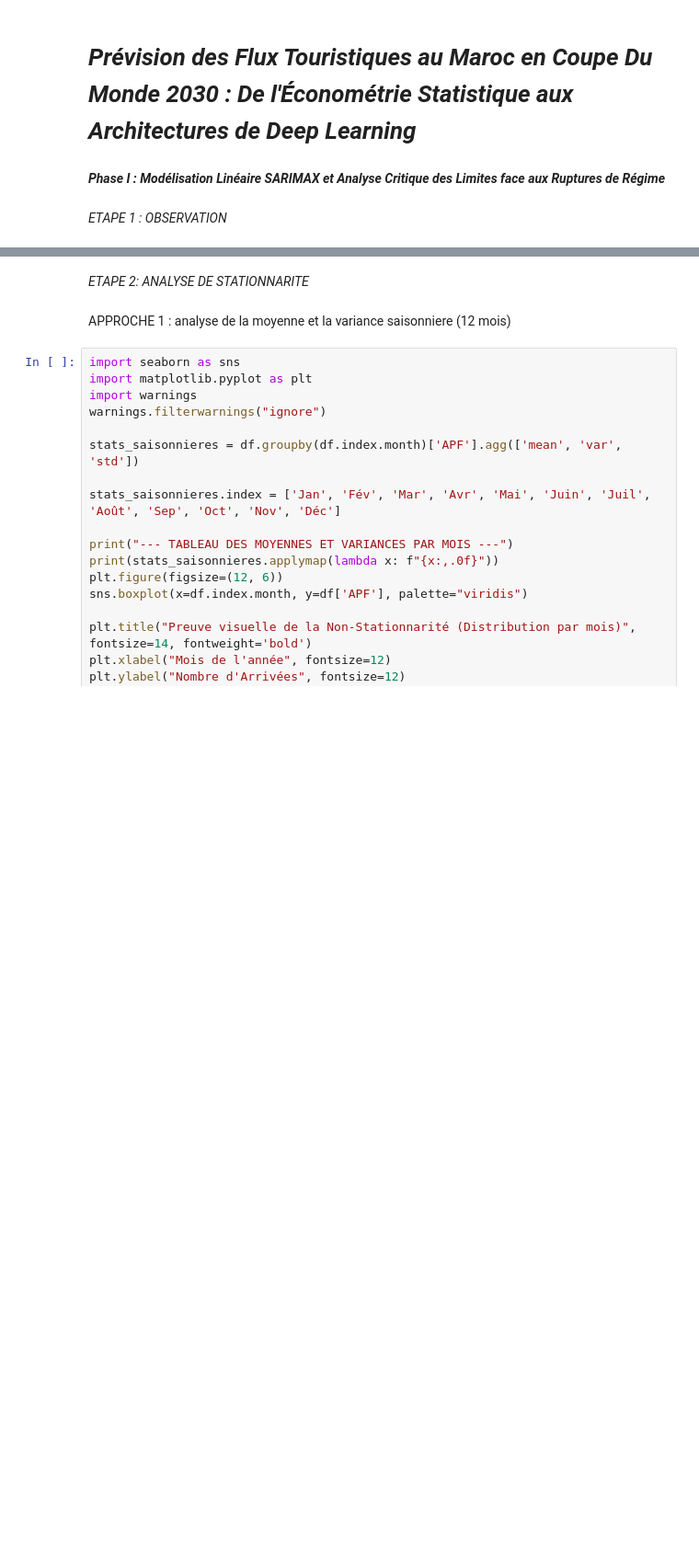
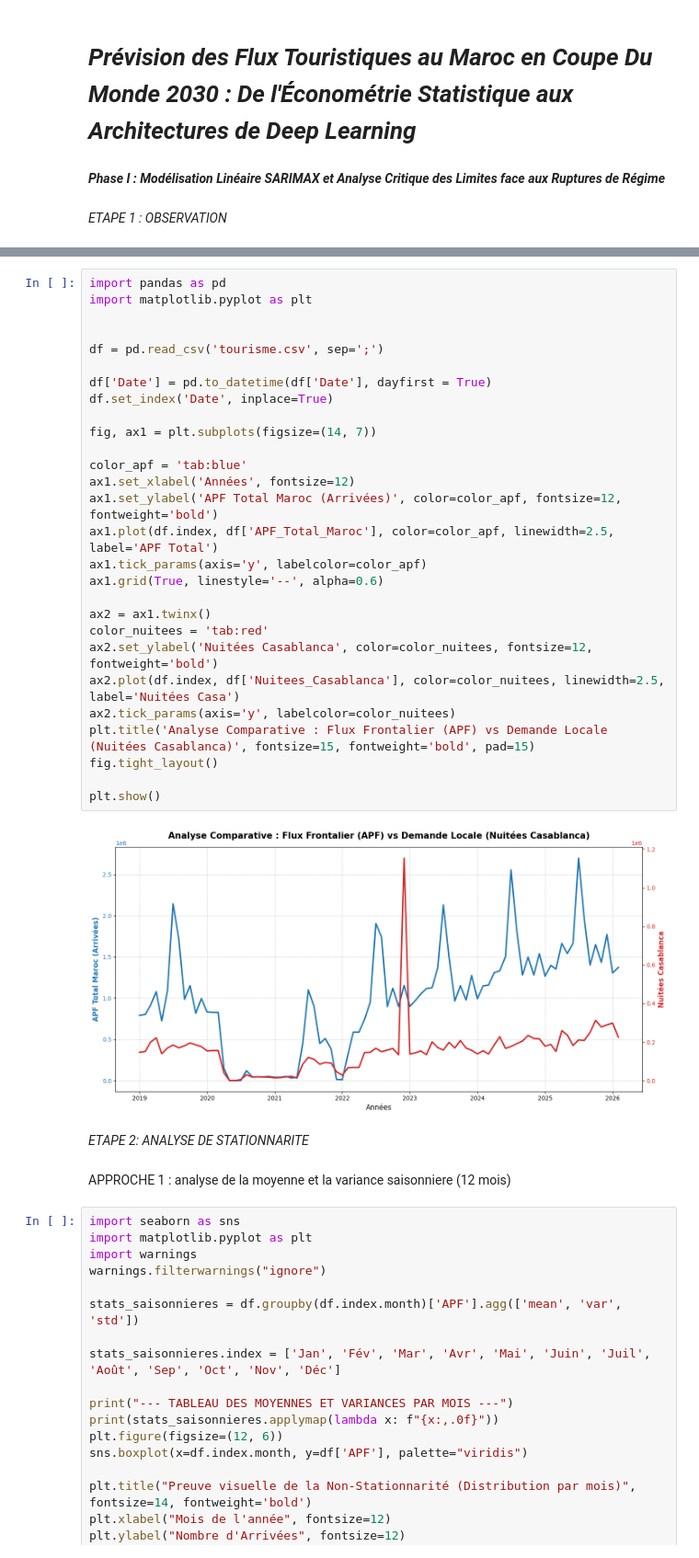
Before and after one commit to mmadroumi-coder/FORECASTING_FLUX_TOURISTIQUES_MAROCAINS_VISON_COUPE_DU_MONDE_2030, a Jupyter notebook: TimeSeriesProjectMADROUMI_MOHAMMED.ipynb, the cells around one changed output, grey strips where cells are left out. Shown at 92% size. Saved outputs shown, nothing was run; the diff lists cells and outputs as text; blank space fills up the shorter version.

```diff
--- a/TimeSeriesProjectMADROUMI_MOHAMMED.ipynb
+++ b/TimeSeriesProjectMADROUMI_MOHAMMED.ipynb
@@ -69,3 +9,33 @@ max    2.697017e+06   1.000000         2.000000
+# %%
+import pandas as pd
+import matplotlib.pyplot as plt
+
+
+df = pd.read_csv('tourisme.csv', sep=';')
+
+df['Date'] = pd.to_datetime(df['Date'], dayfirst = True)
+df.set_index('Date', inplace=True)
+
+fig, ax1 = plt.subplots(figsize=(14, 7))
+
+color_apf = 'tab:blue'
+ax1.set_xlabel('Années', fontsize=12)
+ax1.set_ylabel('APF Total Maroc (Arrivées)', color=color_apf, fontsize=12, fontweight='bold')
+ax1.plot(df.index, df['APF_Total_Maroc'], color=color_apf, linewidth=2.5, label='APF Total')
+ax1.tick_params(axis='y', labelcolor=color_apf)
+ax1.grid(True, linestyle='--', alpha=0.6)
+
+ax2 = ax1.twinx()
+color_nuitees = 'tab:red'
+ax2.set_ylabel('Nuitées Casablanca', color=color_nuitees, fontsize=12, fontweight='bold')
+ax2.plot(df.index, df['Nuitees_Casablanca'], color=color_nuitees, linewidth=2.5, label='Nuitées Casa')
+ax2.tick_params(axis='y', labelcolor=color_nuitees)
+plt.title('Analyse Comparative : Flux Frontalier (APF) vs Demande Locale (Nuitées Casablanca)', fontsize=15, fontweight='bold', pad=15)
+fig.tight_layout()
+
+plt.show()
+# %% [output]
+[figure, added]
 # %% [markdown]
 *ETAPE 2: ANALYSE DE STATIONNARITE*
 # %% [markdown]
```
Also changed, not shown: parts of 1 cell of this notebook.
